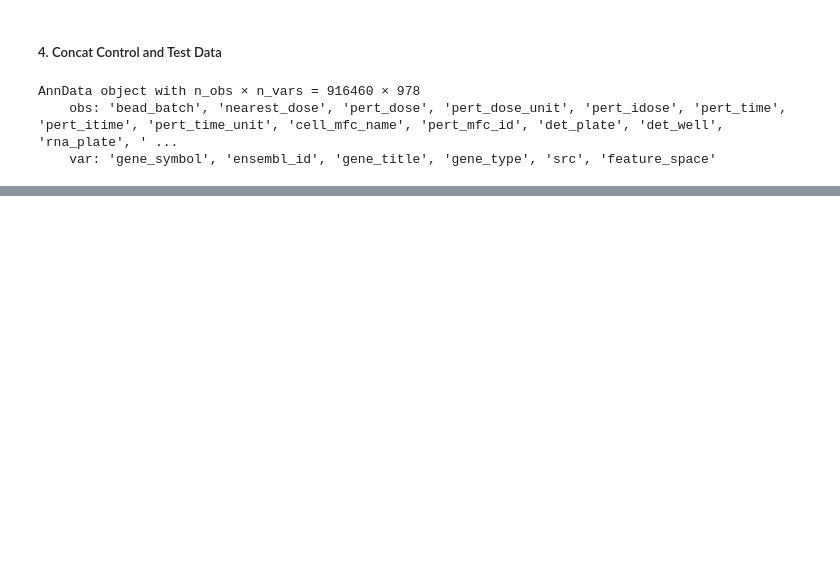
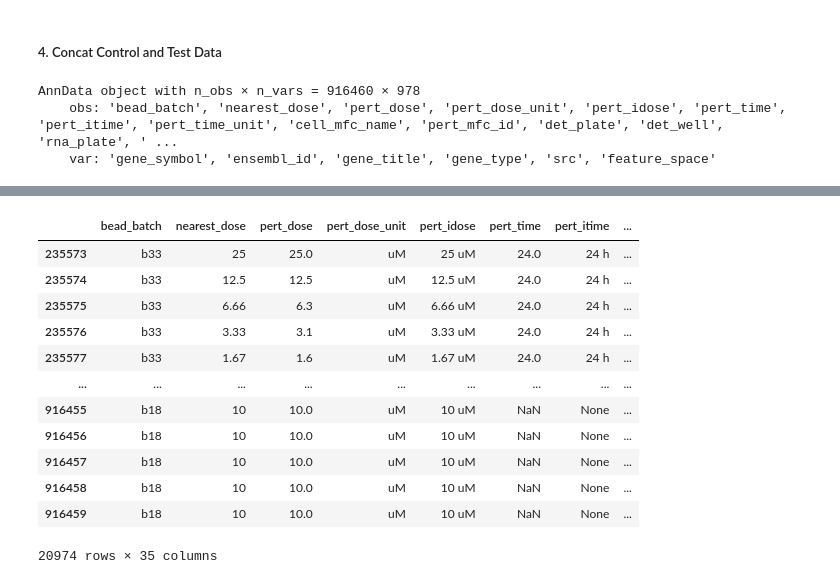
Before and after one commit to animichellegalstyan/prnet_eval, a Jupyter notebook: data_preprocessing/preprocessing_notebook.ipynb, the cells around one changed output, grey strips where cells are left out. Drawn from its saved outputs; the diff is of its cells as text; code cells hidden in the pictures; blank space fills up the shorter version.

```diff
--- a/data_preprocessing/preprocessing_notebook.ipynb
+++ b/data_preprocessing/preprocessing_notebook.ipynb
@@ -423,0 +427,17 @@ undefined_smiles_trt_cp
+# %%
+control_pert_pairs = lincs_adata.obs[lincs_adata.obs['paired_control_index'] == 'DOSBIO002_NPC_24H_X1_B12:L10']
+control_pert_pairs
+# %% [output]
+|  | bead_batch | nearest_dose | pert_dose | pert_dose_unit | pert_idose | pert_time | pert_itime | ... |
+| 235573 | b33 | 25 | 25.0 | uM | 25 uM | 24.0 | 24 h | ... |
+| 235574 | b33 | 12.5 | 12.5 | uM | 12.5 uM | 24.0 | 24 h | ... |
+| 235575 | b33 | 6.66 | 6.3 | uM | 6.66 uM | 24.0 | 24 h | ... |
+| 235576 | b33 | 3.33 | 3.1 | uM | 3.33 uM | 24.0 | 24 h | ... |
+| 235577 | b33 | 1.67 | 1.6 | uM | 1.67 uM | 24.0 | 24 h | ... |
+| ... | ... | ... | ... | ... | ... | ... | ... | ... |
+| 916455 | b18 | 10 | 10.0 | uM | 10 uM | NaN | None | ... |
+| 916456 | b18 | 10 | 10.0 | uM | 10 uM | NaN | None | ... |
+| 916457 | b18 | 10 | 10.0 | uM | 10 uM | NaN | None | ... |
+| 916458 | b18 | 10 | 10.0 | uM | 10 uM | NaN | None | ... |
+| 916459 | b18 | 10 | 10.0 | uM | 10 uM | NaN | None | ... |
+20974 rows × 35 columns
```
Also changed, not shown: parts of 14 cells of this notebook, 1 other file.
